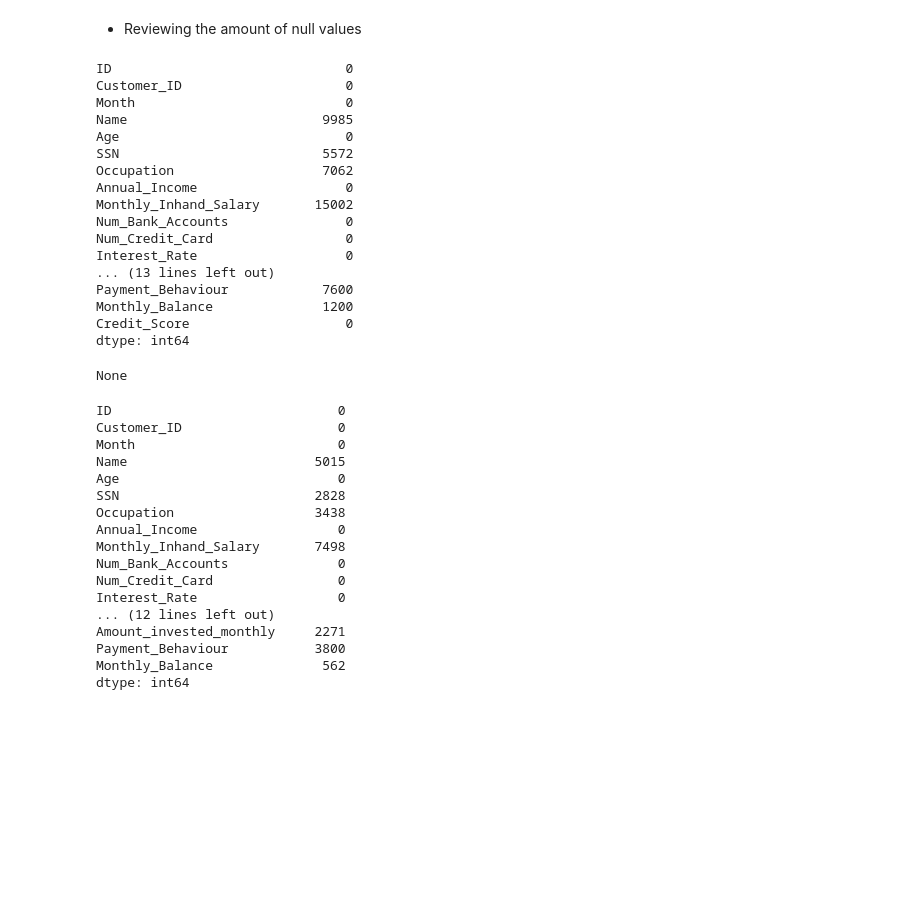
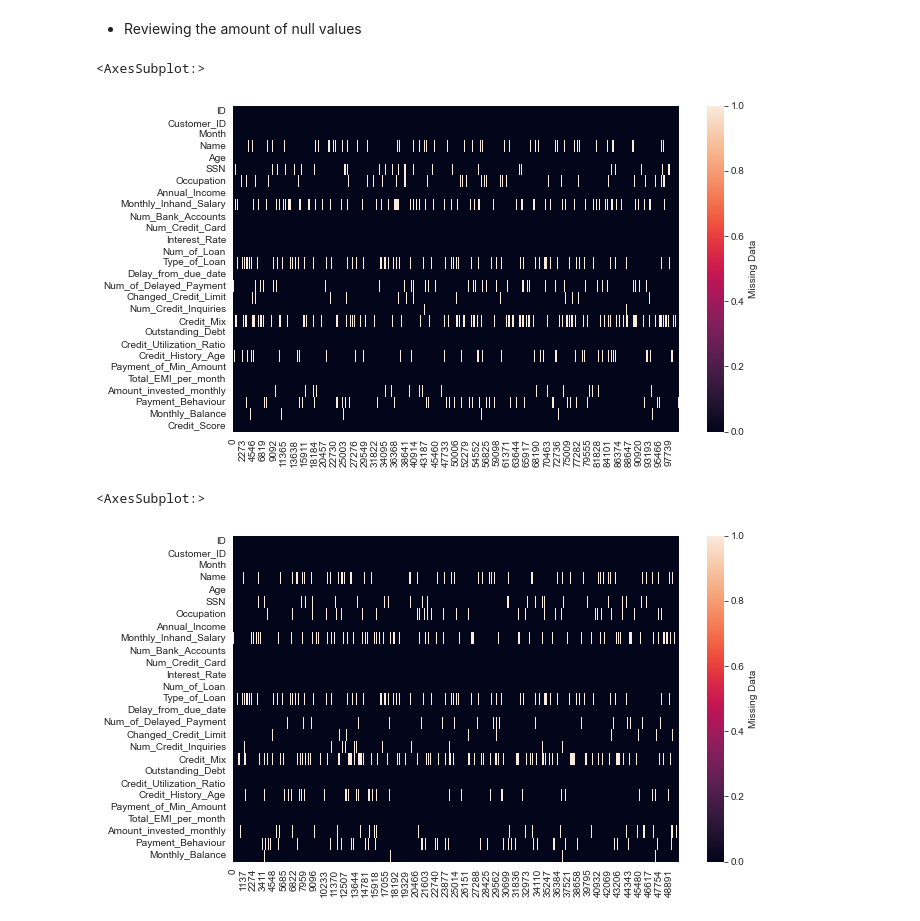
Before and after one commit to sergioKmoralesV/ai-proj-methodology-final, a Jupyter notebook: notebooks/eda.ipynb, the cells around one changed output. Saved outputs shown, nothing was run; the diff lists cells and outputs as text; code cells hidden in the pictures; blank space fills up the shorter version.

Commit message:
Graphs

```diff
--- a/notebooks/eda.ipynb
+++ b/notebooks/eda.ipynb
@@ -158,45 +159,17 @@ None
 5 rows × 27 columns
 # %% [markdown]
 - Reviewing the amount of null values
-# %%
-display(
-    df_train.isna().sum(),
-    print(),
-    df_test.isna().sum()
-)
-# %% [output]
-ID                              0
-Customer_ID                     0
-Month                           0
-Name                         9985
-Age                             0
-SSN                          5572
-Occupation                   7062
-Annual_Income                   0
-Monthly_Inhand_Salary       15002
-Num_Bank_Accounts               0
-Num_Credit_Card                 0
-Interest_Rate                   0
-... (13 lines left out)
-Payment_Behaviour            7600
-Monthly_Balance              1200
-Credit_Score                    0
-dtype: int64
-None
-ID                             0
-Customer_ID                    0
-Month                          0
-Name                        5015
-Age                            0
-SSN                         2828
-Occupation                  3438
-Annual_Income                  0
-Monthly_Inhand_Salary       7498
-Num_Bank_Accounts              0
-Num_Credit_Card                0
-Interest_Rate                  0
-... (12 lines left out)
-Amount_invested_monthly     2271
-Payment_Behaviour           3800
-Monthly_Balance              562
-dtype: int64
+# %%
+plt.figure(figsize=(10, 6))
+sns.heatmap(df_train.isna().transpose(),
+            cbar_kws={'label': 'Missing Data'})
+# %% [output]
+<AxesSubplot:>
+[figure, added]
+# %%
+plt.figure(figsize=(10, 6))
+sns.heatmap(df_test.isna().transpose(),
+            cbar_kws={'label': 'Missing Data'})
+# %% [output]
+<AxesSubplot:>
+[figure, added]
```
Also changed, not shown: parts of 3 cells of this notebook.
